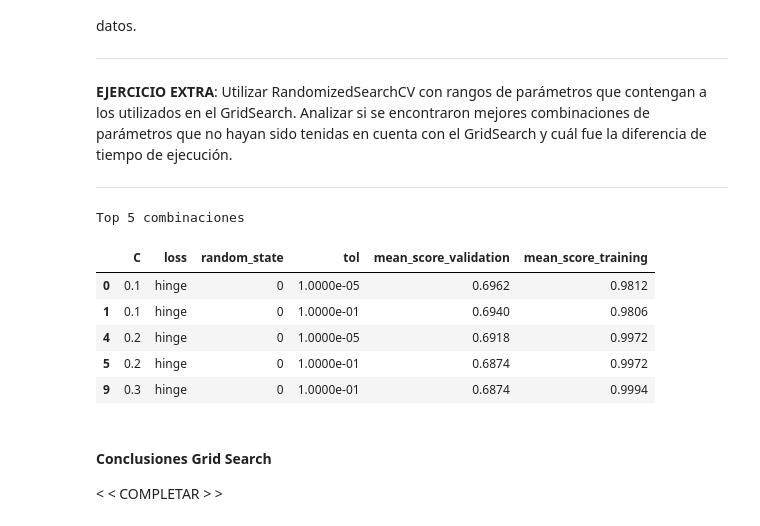
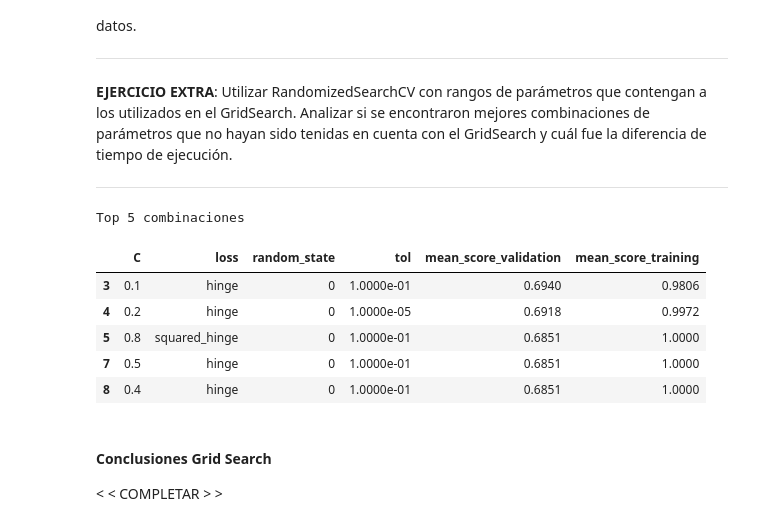
Before and after one commit to ilebrero/Aprendizaje-Automatico, a Jupyter notebook: TP1/TP1.ipynb, the cells around one changed output. Saved outputs shown, nothing was run; the diff lists cells and outputs as text; code cells hidden in the pictures.

Commit message:
va randomizedsearch tambien

```diff
--- a/TP1/TP1.ipynb
+++ b/TP1/TP1.ipynb
@@ -396,6 +396,7 @@ from sklearn.naive_bayes import GaussianNB
 from sklearn.svm import LinearSVC
 
 from sklearn.model_selection import GridSearchCV
+from sklearn.model_selection import RandomizedSearchCV
 
 def top_resultados(grid, top=5):
     ## Si quieren, pueden utilizar esta función para imprimir las mejores combinaciones de su grid
@@ -407,6 +408,11 @@ def top_resultados(grid, top=5):
 
 def correr_y_mostrar(estimator, parameters, folds, top):
     grid = GridSearchCV(svm, parameters, cv=folds)
+    grid.fit(X_dev_np, y_dev_np)
+    top_resultados(grid, 5)
+
+def correr_randomized_y_mostrar(estimator, parameters, folds, top):
+    grid = RandomizedSearchCV(svm, parameters, cv=folds)
     grid.fit(X_dev_np, y_dev_np)
     top_resultados(grid, 5)
 
@@ -422,39 +428,39 @@ parameters = {
     'random_state':[0],
     'tol':[1e-5, 1e-1]
 }
 
 correr_y_mostrar(svm, parameters, 5, 5)
-
+correr_randomized_y_mostrar(svm, parameters, 5, 5)
 
 ###########################################################################
 ############################### Decision Tree #############################
 ###########################################################################
 
 
 
 ###########################################################################
 ################################### LDA ###################################
 ###########################################################################
 
 
 
 ###########################################################################
 ################################### KNN ###################################
 ###########################################################################
 
 
 
 ###########################################################################
 ############################### Naive Bayes ###############################
 ###########################################################################
 # %% [output]
 Top 5 combinaciones
 |  | C | loss | random_state | tol | mean_score_validation | mean_score_training |
-| 0 | 0.1 | hinge | 0 | 1.0000e-05 | 0.6962 | 0.9812 |
-| 1 | 0.1 | hinge | 0 | 1.0000e-01 | 0.6940 | 0.9806 |
+| 3 | 0.1 | hinge | 0 | 1.0000e-01 | 0.6940 | 0.9806 |
 | 4 | 0.2 | hinge | 0 | 1.0000e-05 | 0.6918 | 0.9972 |
-| 5 | 0.2 | hinge | 0 | 1.0000e-01 | 0.6874 | 0.9972 |
-| 9 | 0.3 | hinge | 0 | 1.0000e-01 | 0.6874 | 0.9994 |
+| 5 | 0.8 | squared_hinge | 0 | 1.0000e-01 | 0.6851 | 1.0000 |
+| 7 | 0.5 | hinge | 0 | 1.0000e-01 | 0.6851 | 1.0000 |
+| 8 | 0.4 | hinge | 0 | 1.0000e-01 | 0.6851 | 1.0000 |
 # %% [markdown]
 #### Conclusiones Grid Search
 
```
Also changed, not shown: 1 other file.
